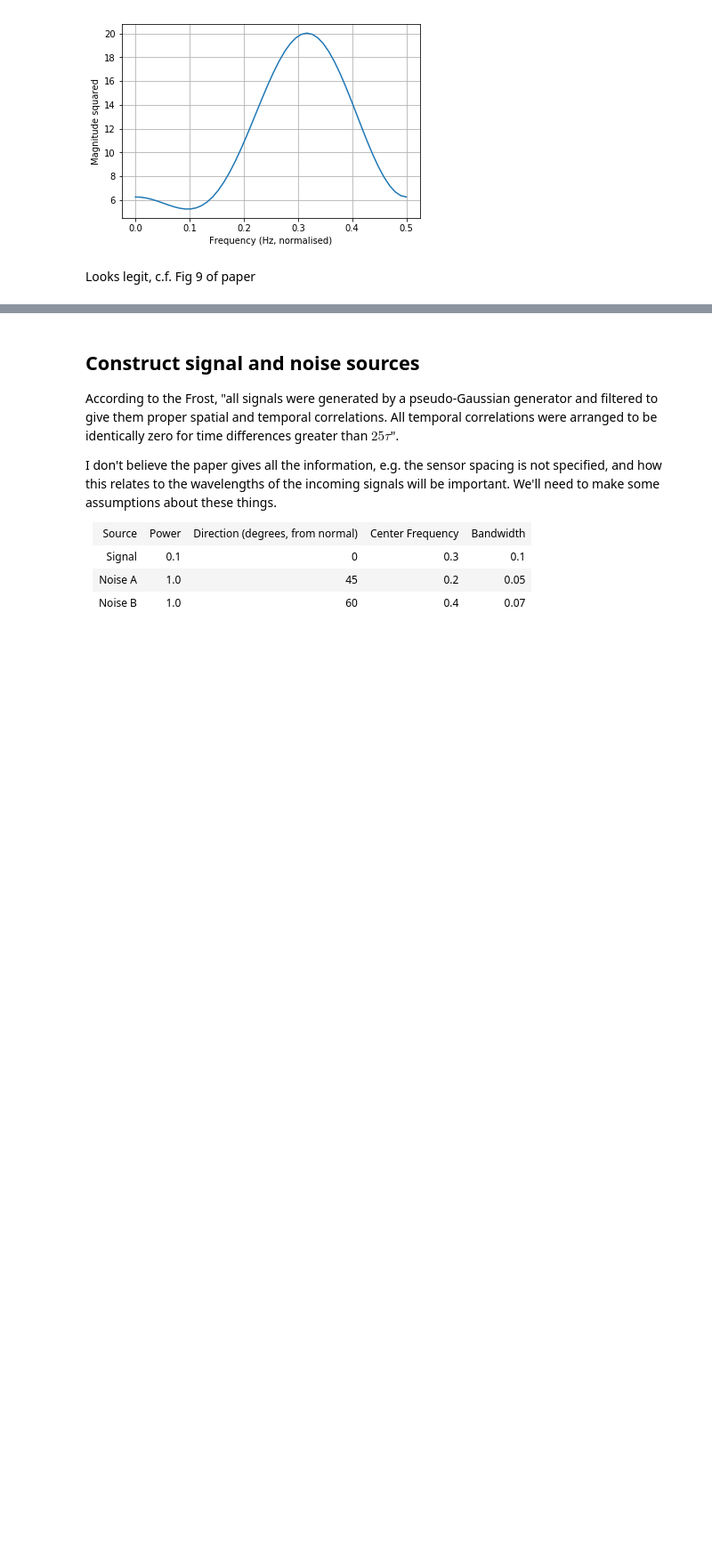
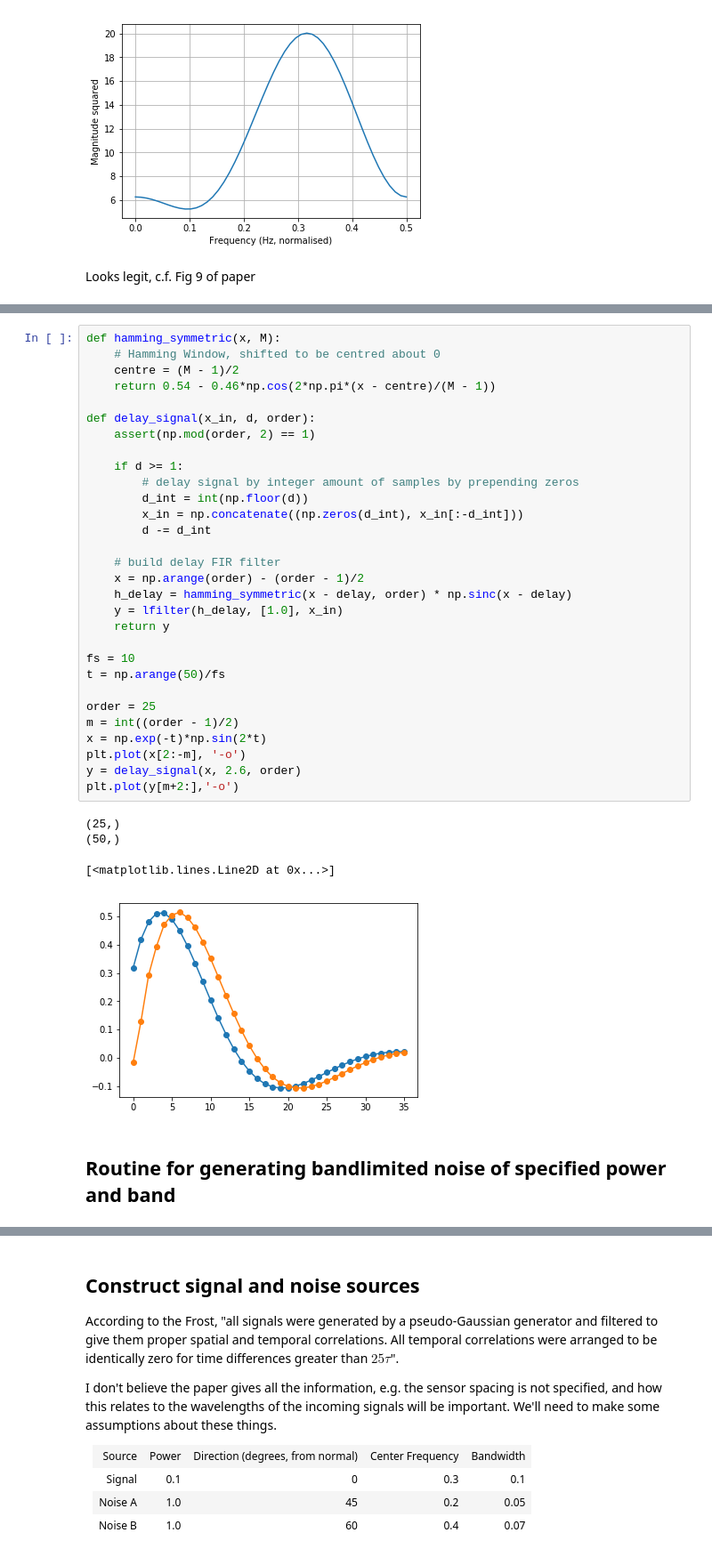
Before and after one commit to smarsland/Beamform, a Jupyter notebook: Beamforming Testing.ipynb, the cells around one changed output, grey strips where cells are left out. Shown at 89% size. Saved outputs shown, nothing was run; the diff lists cells and outputs as text; blank space fills up the shorter version.

```diff
--- a/Beamforming Testing.ipynb
+++ b/Beamforming Testing.ipynb
@@ -27,0 +34,37 @@ Looks legit, c.f. Fig 9 of paper
+# %%
+def hamming_symmetric(x, M):
+    # Hamming Window, shifted to be centred about 0
+    centre = (M - 1)/2
+    return 0.54 - 0.46*np.cos(2*np.pi*(x - centre)/(M - 1))
+
+def delay_signal(x_in, d, order):
+    assert(np.mod(order, 2) == 1)
+
+    if d >= 1:
+        # delay signal by integer amount of samples by prepending zeros
+        d_int = int(np.floor(d))
+        x_in = np.concatenate((np.zeros(d_int), x_in[:-d_int]))
+        d -= d_int
+
+    # build delay FIR filter
+    x = np.arange(order) - (order - 1)/2
+    h_delay = hamming_symmetric(x - delay, order) * np.sinc(x - delay)
+    y = lfilter(h_delay, [1.0], x_in)
+    return y
+
+fs = 10
+t = np.arange(50)/fs
+
+order = 25
+m = int((order - 1)/2)
+x = np.exp(-t)*np.sin(2*t)
+plt.plot(x[2:-m], '-o')
+y = delay_signal(x, 2.6, order)
+plt.plot(y[m+2:],'-o')
+# %% [output]
+(25,)
+(50,)
+[<matplotlib.lines.Line2D at 0x...>]
+[figure, added]
+# %% [markdown]
+## Routine for generating bandlimited noise of specified power and band
```
Also changed, not shown: parts of 6 cells of this notebook.
